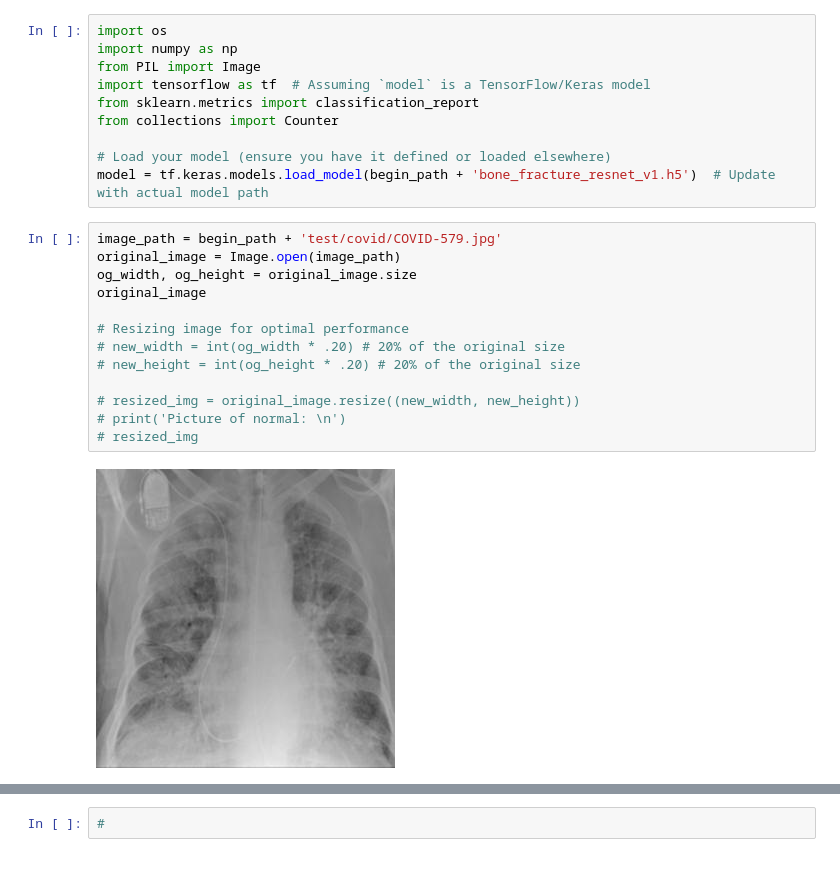
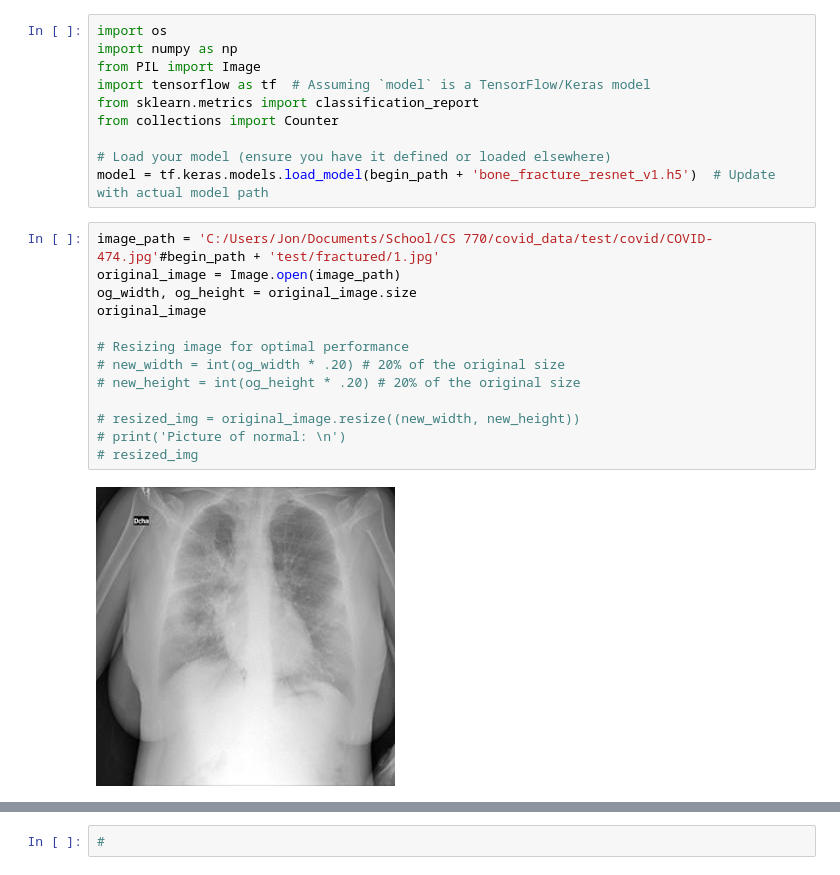
Before and after one commit to JonPGallegos/image_classification_covid, a Jupyter notebook: Bone Break Classification/bone_fracture_resnet.ipynb, the cells around one changed output, grey strips where cells are left out. Cells and saved outputs as stored; diff of their text form.

```diff
--- a/Bone Break Classification/bone_fracture_resnet.ipynb
+++ b/Bone Break Classification/bone_fracture_resnet.ipynb
@@ -622,20 +636,20 @@ from collections import Counter
 # Load your model (ensure you have it defined or loaded elsewhere)
 model = tf.keras.models.load_model(begin_path + 'bone_fracture_resnet_v1.h5')  # Update with actual model path
 # %%
-image_path = begin_path + 'test/covid/COVID-579.jpg'
+image_path = 'C:/Users/Jon/Documents/School/CS 770/covid_data/test/covid/COVID-474.jpg'#begin_path + 'test/fractured/1.jpg'
 original_image = Image.open(image_path)
 og_width, og_height = original_image.size
 original_image
 
 # Resizing image for optimal performance
 # new_width = int(og_width * .20) # 20% of the original size
 # new_height = int(og_height * .20) # 20% of the original size
 
 # resized_img = original_image.resize((new_width, new_height))
 # print('Picture of normal: \n')
 # resized_img
 # %% [output]
-[figure, old version]
+[figure, new version]
 # %%
 # Manually preprocessing image
 preprocessed_image = original_image.resize((256, 256))
```
Also changed, not shown: parts of 7 cells of this notebook, 4 other files.
